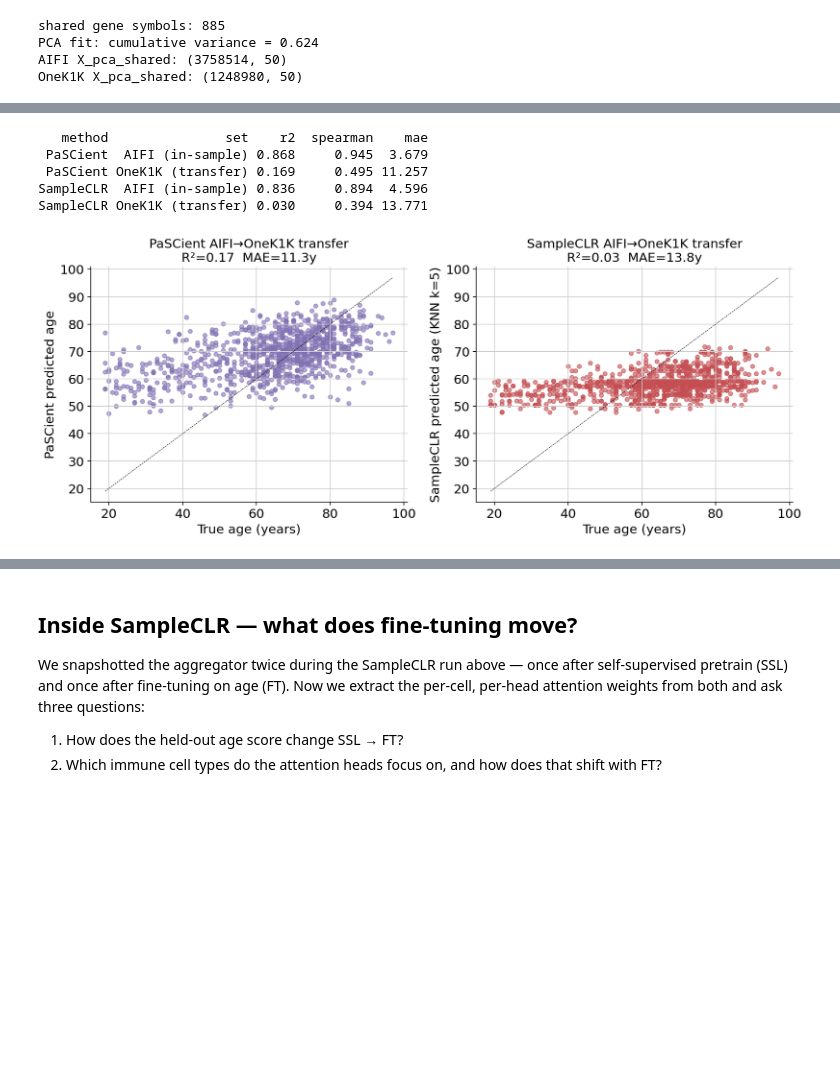
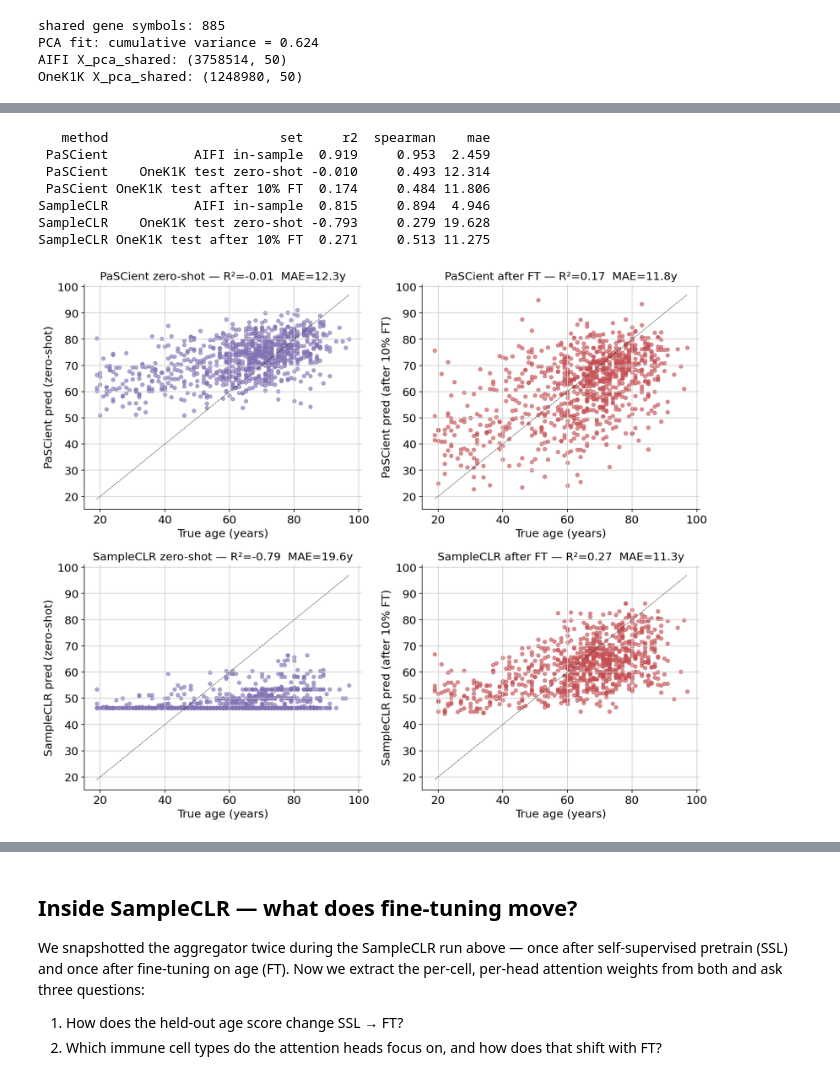
Before and after one commit to lueckenlab/patpy_tutorials, a Jupyter notebook: age_prediction.ipynb, the cells around one changed output, grey strips where cells are left out. Drawn from its saved outputs; the diff is of its cells as text; code cells hidden in the pictures; blank space fills up the shorter version.

```diff
--- a/age_prediction.ipynb
+++ b/age_prediction.ipynb
@@ -952,15 +967,24 @@ OneK1K X_pca_shared: (1248980, 50)
 # %%
 # Bag size used for training + inference. 200 cells fits OneK1K donors well.
 N_CELLS_TRANSFER = 50 if SMOKE else 200
+FINETUNE_FRACTION = 0.10        # 10% of OneK1K donors used to fine-tune the AIFI model
 
 aifi_t = filter_and_subsample(adata, sample_size_threshold=0,
                                 max_cells_per_donor=N_CELLS_TRANSFER)
 one_t = filter_and_subsample(adata_one, sample_size_threshold=0,
-                              max_cells_per_donor=N_CELLS_TRANSFER) if "donor" in adata_one.obs.columns else adata_one
-# OneK1K may have different sample_key already mapped to "donor" in adata_one above
-# but filter_and_subsample uses the literal "donor" column.
-print(f"AIFI training set: {aifi_t.n_obs:,} cells")
-print(f"OneK1K inference set: {one_t.n_obs:,} cells")
+                              max_cells_per_donor=N_CELLS_TRANSFER)
+
+# Donor-level 10% / 90% split for the OneK1K transfer experiment
+one_donors_all = list(pd.unique(one_t.obs["donor"]))
+rng_split = np.random.default_rng(SEED)
+perm = rng_split.permutation(len(one_donors_all))
+n_ft = max(2, int(round(len(one_donors_all) * FINETUNE_FRACTION)))
+ft_set = set(np.asarray(one_donors_all)[perm[:n_ft]].tolist())
+one_ft = one_t[one_t.obs["donor"].isin(ft_set)].copy()
+one_test = one_t[~one_t.obs["donor"].isin(ft_set)].copy()
+print(f"AIFI training set:        {aifi_t.n_obs:,} cells  ({aifi_t.obs['donor'].nunique()} donors)")
+print(f"OneK1K fine-tune set:     {one_ft.n_obs:,} cells  ({one_ft.obs['donor'].nunique()} donors)")
+print(f"OneK1K held-out test set: {one_test.n_obs:,} cells  ({one_test.obs['donor'].nunique()} donors)")
 # %% [output]
 0 samples removed:
 0 samples removed:
@@ -1110,30 +1213,47 @@ SampleCLR OneK1K transfer KNN: R²=0.030  Spearman=0.394  MAE=13.77
 # %%
 # Summary table + scatter of predicted vs true ages
 transfer_df = pd.DataFrame([
-    {"method": "PaSCient",  "set": "AIFI (in-sample)",   **aifi_pa_score},
-    {"method": "PaSCient",  "set": "OneK1K (transfer)",  **one_pa_score},
-    {"method": "SampleCLR", "set": "AIFI (in-sample)",   **aifi_sc_score},
-    {"method": "SampleCLR", "set": "OneK1K (transfer)",  **one_sc_score},
+    {"method": "PaSCient",  "set": "AIFI in-sample",            **aifi_pa_score},
+    {"method": "PaSCient",  "set": "OneK1K test zero-shot",     **zs_pa_score},
+    {"method": "PaSCient",  "set": "OneK1K test after 10% FT",  **ft_pa_score},
+    {"method": "SampleCLR", "set": "AIFI in-sample",            **aifi_sc_score},
+    {"method": "SampleCLR", "set": "OneK1K test zero-shot",     **zs_sc_score},
+    {"method": "SampleCLR", "set": "OneK1K test after 10% FT",  **ft_sc_score},
 ])
 print(transfer_df.round(3).to_string(index=False))
 
-fig, axes = plt.subplots(1, 2, figsize=(12, 5))
-y_one_arr = donor_meta_one["age"].reindex(one_pa_pred.index).astype(float).values
-axes[0].scatter(y_one_arr, one_pa_pred, s=20, alpha=0.6, color="#8172B3")
-axes[0].plot([y_one_arr.min(), y_one_arr.max()], [y_one_arr.min(), y_one_arr.max()], "k--", lw=0.5)
-axes[0].set_xlabel("True age (years)"); axes[0].set_ylabel("PaSCient predicted age")
-axes[0].set_title(f"PaSCient AIFI→OneK1K transfer\nR²={one_pa_score['r2']:.2f}  MAE={one_pa_score['mae']:.1f}y")
+fig, axes = plt.subplots(2, 2, figsize=(12, 10))
+# Top row — PaSCient
+y_zs_pa = donor_meta_one["age"].reindex(one_pa_pred_zs.index).astype(float).values
+axes[0,0].scatter(y_zs_pa, one_pa_pred_zs, s=20, alpha=0.6, color="#8172B3")
+axes[0,0].plot([y_zs_pa.min(), y_zs_pa.max()], [y_zs_pa.min(), y_zs_pa.max()], "k--", lw=0.5)
+axes[0,0].set_xlabel("True age (years)"); axes[0,0].set_ylabel("PaSCient pred (zero-shot)")
+axes[0,0].set_title(f"PaSCient zero-shot — R²={zs_pa_score['r2']:.2f}  MAE={zs_pa_score['mae']:.1f}y")
 
-axes[1].scatter(y_one, one_sc_pred, s=20, alpha=0.6, color="#C44E52")
-axes[1].plot([y_one.min(), y_one.max()], [y_one.min(), y_one.max()], "k--", lw=0.5)
-axes[1].set_xlabel("True age (years)"); axes[1].set_ylabel("SampleCLR predicted age (KNN k=5)")
-axes[1].set_title(f"SampleCLR AIFI→OneK1K transfer\nR²={one_sc_score['r2']:.2f}  MAE={one_sc_score['mae']:.1f}y")
+y_ft_pa = donor_meta_one["age"].reindex(one_pa_pred_ft.index).astype(float).values
+axes[0,1].scatter(y_ft_pa, one_pa_pred_ft, s=20, alpha=0.6, color="#C44E52")
+axes[0,1].plot([y_ft_pa.min(), y_ft_pa.max()], [y_ft_pa.min(), y_ft_pa.max()], "k--", lw=0.5)
+axes[0,1].set_xlabel("True age (years)"); axes[0,1].set_ylabel("PaSCient pred (after 10% FT)")
+axes[0,1].set_title(f"PaSCient after FT — R²={ft_pa_score['r2']:.2f}  MAE={ft_pa_score['mae']:.1f}y")
+
+# Bottom row — SampleCLR
+axes[1,0].scatter(y_test, one_sc_pred_zs, s=20, alpha=0.6, color="#8172B3")
+axes[1,0].plot([y_test.min(), y_test.max()], [y_test.min(), y_test.max()], "k--", lw=0.5)
+axes[1,0].set_xlabel("True age (years)"); axes[1,0].set_ylabel("SampleCLR pred (zero-shot)")
+axes[1,0].set_title(f"SampleCLR zero-shot — R²={zs_sc_score['r2']:.2f}  MAE={zs_sc_score['mae']:.1f}y")
+
+axes[1,1].scatter(y_test, one_sc_pred_ft, s=20, alpha=0.6, color="#C44E52")
+axes[1,1].plot([y_test.min(), y_test.max()], [y_test.min(), y_test.max()], "k--", lw=0.5)
+axes[1,1].set_xlabel("True age (years)"); axes[1,1].set_ylabel("SampleCLR pred (after 10% FT)")
+axes[1,1].set_title(f"SampleCLR after FT — R²={ft_sc_score['r2']:.2f}  MAE={ft_sc_score['mae']:.1f}y")
 plt.tight_layout(); plt.show()
 # %% [output]
-   method               set    r2  spearman    mae
- PaSCient  AIFI (in-sample) 0.868     0.945  3.679
- PaSCient OneK1K (transfer) 0.169     0.495 11.257
-SampleCLR  AIFI (in-sample) 0.836     0.894  4.596
-SampleCLR OneK1K (transfer) 0.030     0.394 13.771
+   method                      set     r2  spearman    mae
+ PaSCient           AIFI in-sample  0.919     0.953  2.459
+ PaSCient    OneK1K test zero-shot -0.010     0.493 12.314
+ PaSCient OneK1K test after 10% FT  0.174     0.484 11.806
+SampleCLR           AIFI in-sample  0.815     0.894  4.946
+SampleCLR    OneK1K test zero-shot -0.793     0.279 19.628
+SampleCLR OneK1K test after 10% FT  0.271     0.513 11.275
-[figure, old version]
+[figure, new version]
 # %% [markdown]
```
Also changed, not shown: parts of 20 cells of this notebook.
